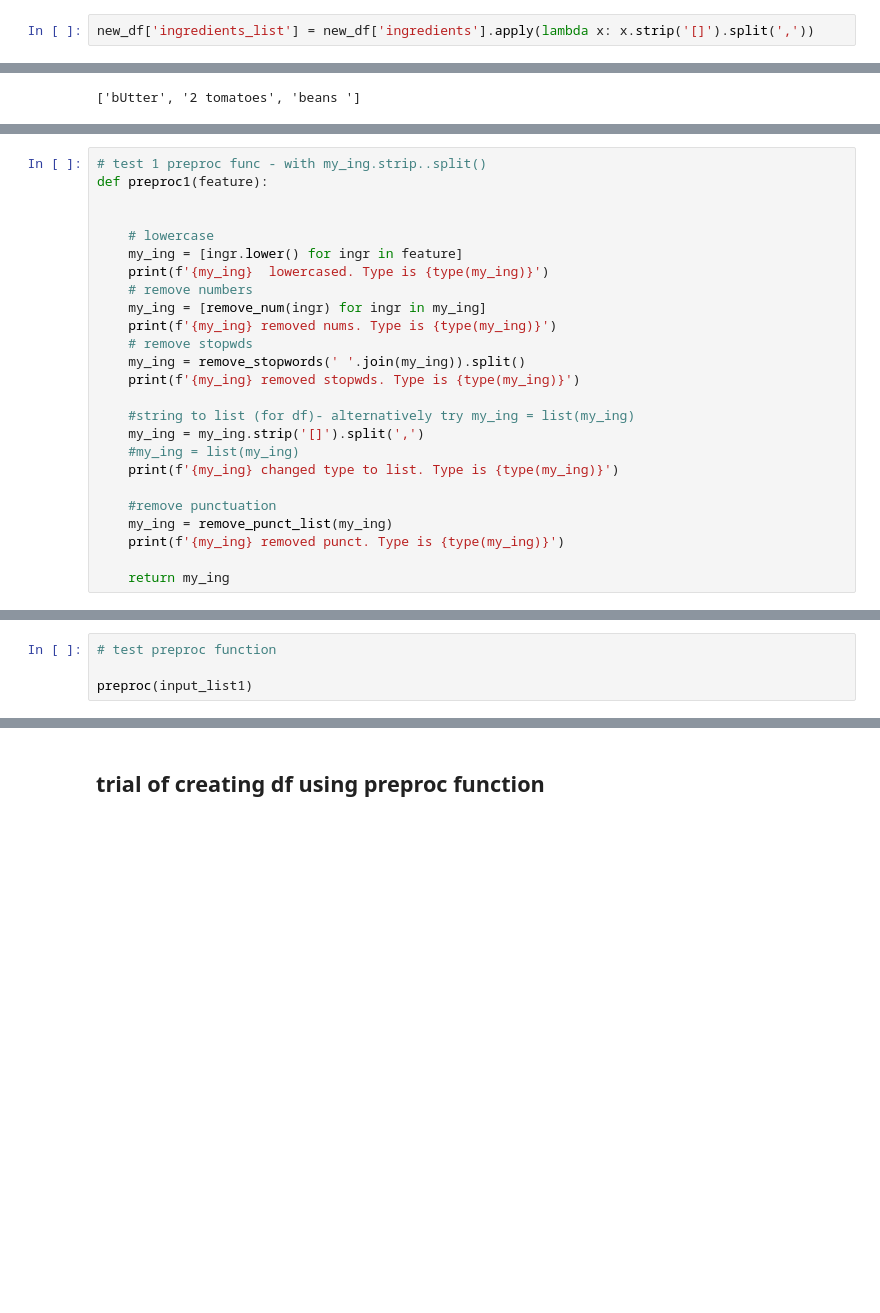
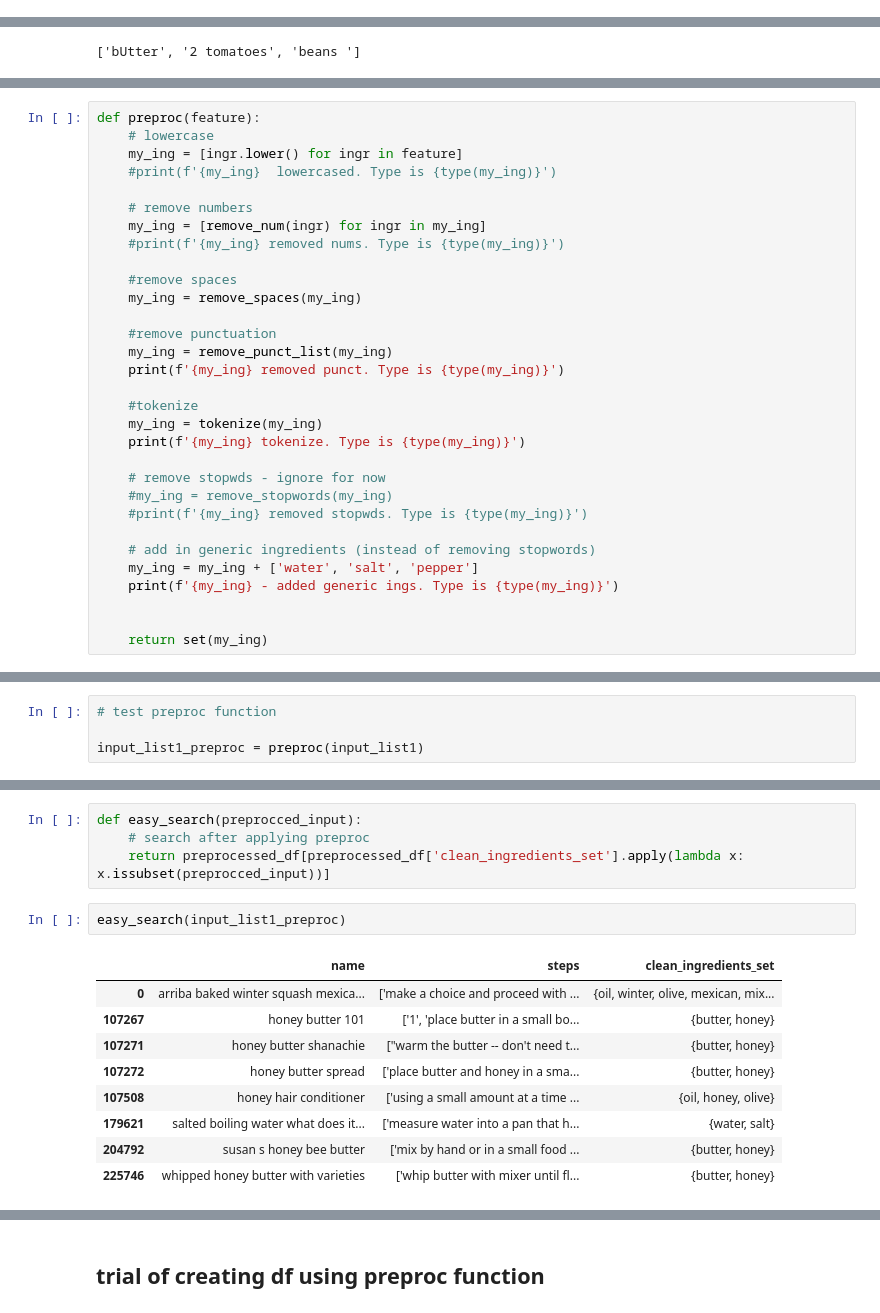
Before and after one commit to TimB808/potluck_project, a Jupyter notebook: jupyter_notebooks/alex_notebook.ipynb, the cells around one changed output, grey strips where cells are left out. Cells and saved outputs as stored; diff of their text form; blank space fills up the shorter version.

```diff
--- a/jupyter_notebooks/alex_notebook.ipynb
+++ b/jupyter_notebooks/alex_notebook.ipynb
@@ -190,2 +148,0 @@ TypeError: expected string or bytes-like object
-# %%
-new_df['ingredients_list'] = new_df['ingredients'].apply(lambda x: x.strip('[]').split(','))
@@ -284,25 +255,31 @@ print(input_list2)
 # %%
-# test 1 preproc func - with my_ing.strip..split()
-def preproc1(feature):
-
-
+def preproc(feature):
     # lowercase
     my_ing = [ingr.lower() for ingr in feature]
-    print(f'{my_ing}  lowercased. Type is {type(my_ing)}')
+    #print(f'{my_ing}  lowercased. Type is {type(my_ing)}')
+
     # remove numbers
     my_ing = [remove_num(ingr) for ingr in my_ing]
-    print(f'{my_ing} removed nums. Type is {type(my_ing)}')
-    # remove stopwds
-    my_ing = remove_stopwords(' '.join(my_ing)).split()
-    print(f'{my_ing} removed stopwds. Type is {type(my_ing)}')
+    #print(f'{my_ing} removed nums. Type is {type(my_ing)}')
 
-    #string to list (for df)- alternatively try my_ing = list(my_ing)
-    my_ing = my_ing.strip('[]').split(',')
-    #my_ing = list(my_ing)
-    print(f'{my_ing} changed type to list. Type is {type(my_ing)}')
+    #remove spaces
+    my_ing = remove_spaces(my_ing)
 
     #remove punctuation
     my_ing = remove_punct_list(my_ing)
     print(f'{my_ing} removed punct. Type is {type(my_ing)}')
 
-    return my_ing
+    #tokenize
+    my_ing = tokenize(my_ing)
+    print(f'{my_ing} tokenize. Type is {type(my_ing)}')
+
+    # remove stopwds - ignore for now
+    #my_ing = remove_stopwords(my_ing)
+    #print(f'{my_ing} removed stopwds. Type is {type(my_ing)}')
+
+    # add in generic ingredients (instead of removing stopwords)
+    my_ing = my_ing + ['water', 'salt', 'pepper']
+    print(f'{my_ing} - added generic ings. Type is {type(my_ing)}')
+
+
+    return set(my_ing)
@@ -360,5 +288,5 @@ def preproc3(feature):
 # %%
 # test preproc function
 
-preproc(input_list1)
+input_list1_preproc = preproc(input_list1)
 # %% [output]
@@ -378,0 +300,16 @@ preproc(input_list1)
+# %%
+def easy_search(preprocced_input):
+    # search after applying preproc
+    return preprocessed_df[preprocessed_df['clean_ingredients_set'].apply(lambda x: x.issubset(preprocced_input))]
+# %%
+easy_search(input_list1_preproc)
+# %% [output]
+|  | name | steps | clean_ingredients_set |
+| 0 | arriba baked winter squash mexica... | ['make a choice and proceed with ... | {oil, winter, olive, mexican, mix... |
+| 107267 | honey butter 101 | ['1', 'place butter in a small bo... | {butter, honey} |
+| 107271 | honey butter shanachie | ["warm the butter -- don't need t... | {butter, honey} |
+| 107272 | honey butter spread | ['place butter and honey in a sma... | {butter, honey} |
+| 107508 | honey hair conditioner | ['using a small amount at a time ... | {oil, honey, olive} |
+| 179621 | salted boiling water what does it... | ['measure water into a pan that h... | {water, salt} |
+| 204792 | susan s honey bee butter | ['mix by hand or in a small food ... | {butter, honey} |
+| 225746 | whipped honey butter with varieties | ['whip butter with mixer until fl... | {butter, honey} |
```
Also changed, not shown: parts of 44 cells of this notebook.
